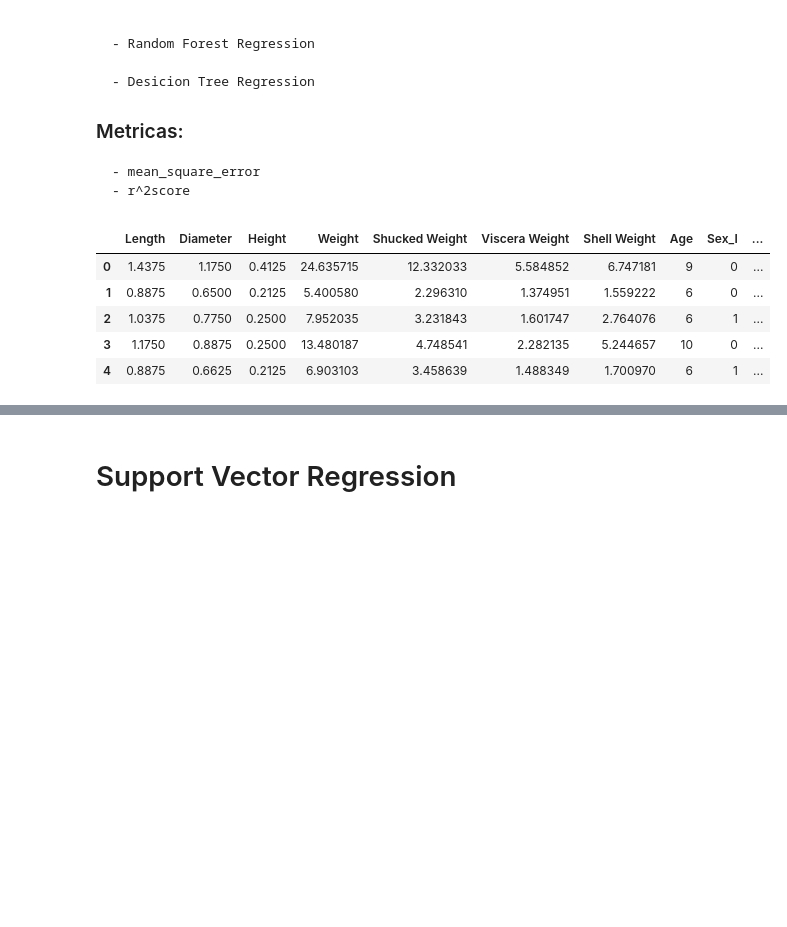
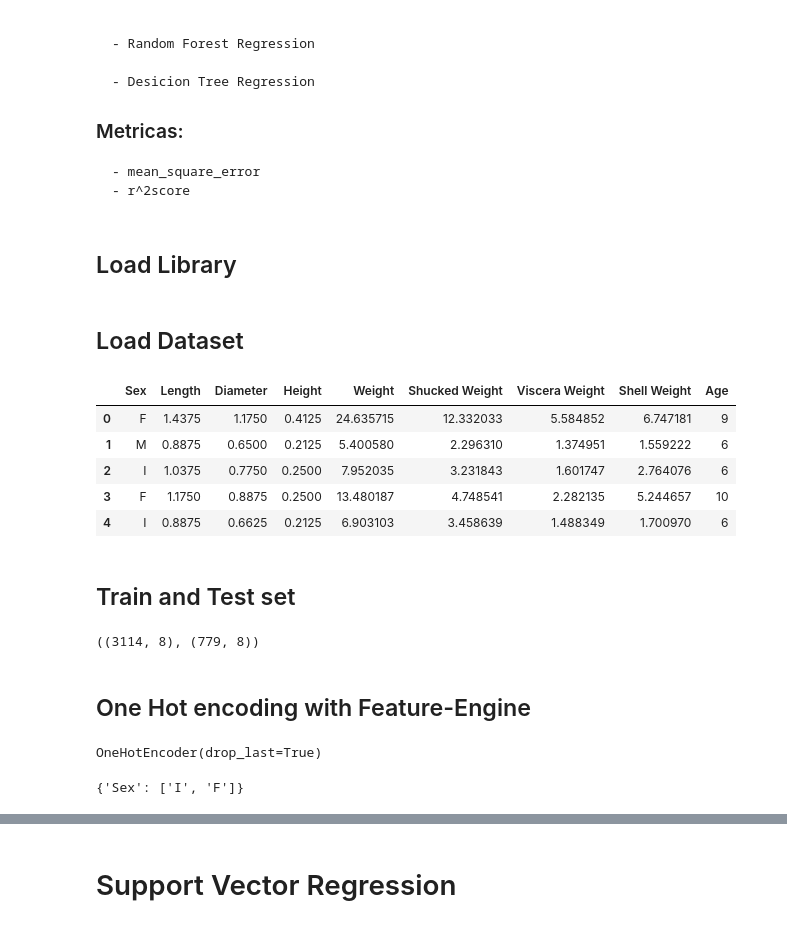
Before and after one commit to MathUPTC/CrabAge, a Jupyter notebook: Notebooks/modelado.ipynb, the cells around one changed output, grey strips where cells are left out. Cells and saved outputs as stored; diff of their text form; code cells hidden in the pictures; blank space fills up the shorter version.

```diff
--- a/Notebooks/modelado.ipynb
+++ b/Notebooks/modelado.ipynb
@@ -13,6 +13,8 @@ Utilizaremos diferentes algoritmos de regresion que resultan utiles para datos c
 
     - mean_square_error
     - r^2score
+# %% [markdown]
+## Load Library
 # %%
 import pandas as pd
 import numpy as np
@@ -23,13 +29,17 @@ from sklearn.model_selection import train_test_split
 from sklearn.metrics import mean_squared_error, r2_score
 import warnings
 warnings.filterwarnings('ignore')
+# %% [markdown]
+## Load Dataset
 # %%
-data=pd.read_csv('../data/processed/df_clear.csv')
+data=pd.read_csv('../data/processed/data_clear.csv')
 data.head()
 # %% [output]
-|  | Length | Diameter | Height | Weight | Shucked Weight | Viscera Weight | Shell Weight | Age | Sex_I | ... |
-| 0 | 1.4375 | 1.1750 | 0.4125 | 24.635715 | 12.332033 | 5.584852 | 6.747181 | 9 | 0 | ... |
-| 1 | 0.8875 | 0.6500 | 0.2125 | 5.400580 | 2.296310 | 1.374951 | 1.559222 | 6 | 0 | ... |
-| 2 | 1.0375 | 0.7750 | 0.2500 | 7.952035 | 3.231843 | 1.601747 | 2.764076 | 6 | 1 | ... |
-| 3 | 1.1750 | 0.8875 | 0.2500 | 13.480187 | 4.748541 | 2.282135 | 5.244657 | 10 | 0 | ... |
-| 4 | 0.8875 | 0.6625 | 0.2125 | 6.903103 | 3.458639 | 1.488349 | 1.700970 | 6 | 1 | ... |
+|  | Sex | Length | Diameter | Height | Weight | Shucked Weight | Viscera Weight | Shell Weight | Age |
+| 0 | F | 1.4375 | 1.1750 | 0.4125 | 24.635715 | 12.332033 | 5.584852 | 6.747181 | 9 |
+| 1 | M | 0.8875 | 0.6500 | 0.2125 | 5.400580 | 2.296310 | 1.374951 | 1.559222 | 6 |
+| 2 | I | 1.0375 | 0.7750 | 0.2500 | 7.952035 | 3.231843 | 1.601747 | 2.764076 | 6 |
+| 3 | F | 1.1750 | 0.8875 | 0.2500 | 13.480187 | 4.748541 | 2.282135 | 5.244657 | 10 |
+| 4 | I | 0.8875 | 0.6625 | 0.2125 | 6.903103 | 3.458639 | 1.488349 | 1.700970 | 6 |
+# %% [markdown]
+## Train and Test set
@@ -36,6 +51,16 @@ data.head()
+# %%
+x_train,x_test,y_train,y_test = train_test_split(X,y,test_size=0.2,random_state=19,stratify=X['Sex'])
+x_train.shape,x_test.shape
+# %% [output]
+((3114, 8), (779, 8))
+# %% [markdown]
+## One Hot encoding with Feature-Engine
 # %%
-np.random.seed(23)
-
-x = data.drop(columns='Age').values
-y = data.Age.values
-y=y.reshape(-1,1)
+encoder = OneHotEncoder(drop_last=True) # k_1
+encoder.fit(x_train)
+# %% [output]
+OneHotEncoder(drop_last=True)
+# %%
+encoder.encoder_dict_
+# %% [output]
+{'Sex': ['I', 'F']}
```
Also changed, not shown: parts of 13 cells of this notebook.
